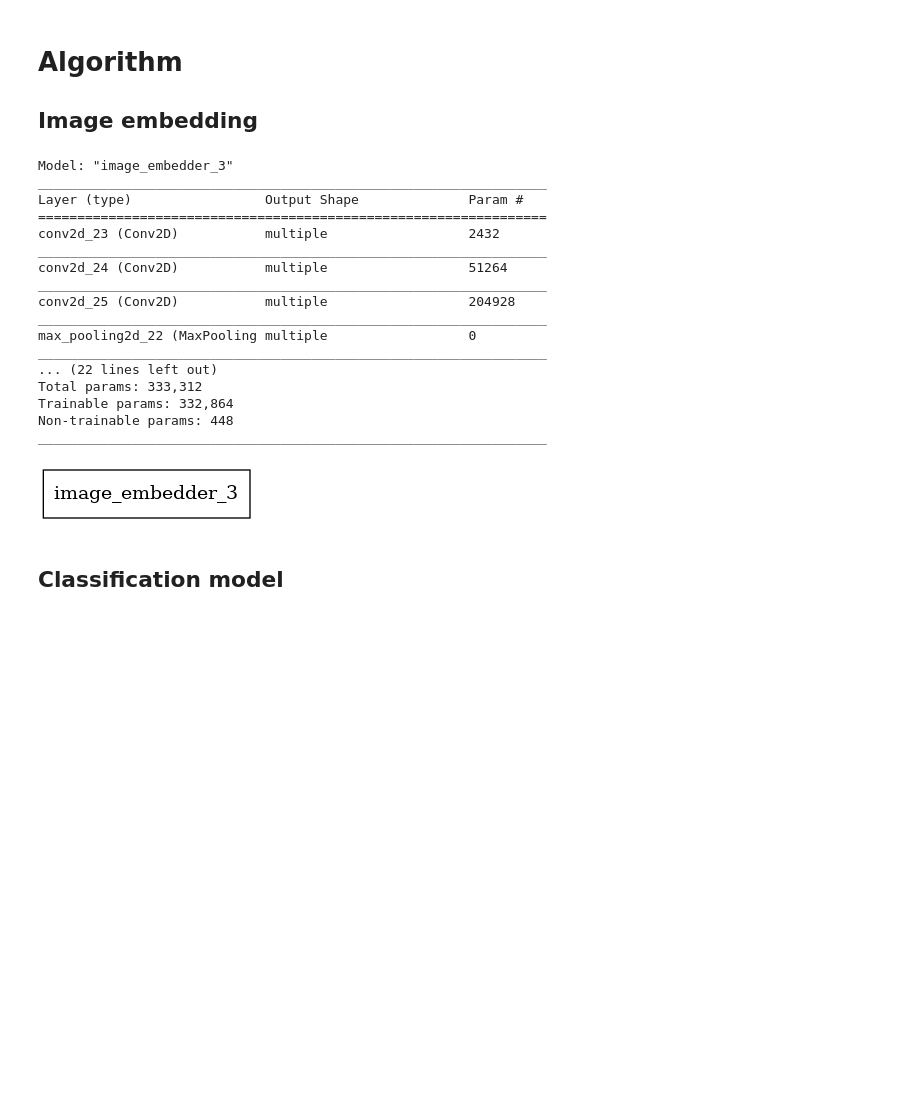
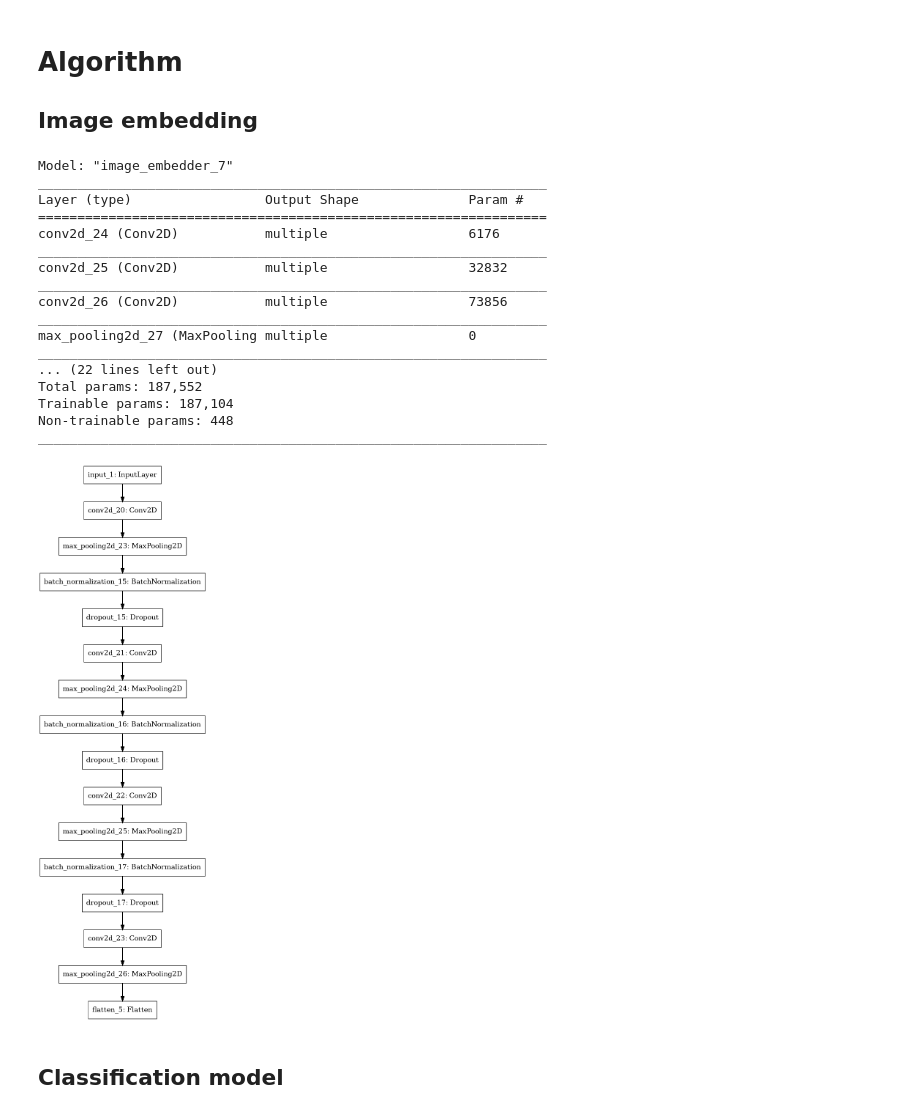
Before and after one commit to e-lubrini/pseudo-labelling, a Jupyter notebook: PseudoLabelingDemo.ipynb, the cells around one changed output. Cells and saved outputs as stored; diff of their text form; code cells hidden in the pictures; blank space fills up the shorter version.

```diff
--- a/PseudoLabelingDemo.ipynb
+++ b/PseudoLabelingDemo.ipynb
@@ -462,7 +465,7 @@ class ImageEmbedder(keras.Model):
 
         # Define convolutional layers
         fc_iter = make_iterable(filter_counts)
-        fs_iter = make_iterable(filter_size)
+        fs_iter = make_iterable(filter_sizes)
         conv_layers = []
         for _,fc,fs in zip(pooling_layers,fc_iter,fs_iter):
             if not (hasattr(fc,"__iter__") or
@@ -495,6 +498,10 @@ class ImageEmbedder(keras.Model):
         output_flatten = keras.layers.Flatten()
 
         #Define attributes
+        ## constants
+        self.input_dim = input_dim
+
+        ## Layers
         self.conv_layers = conv_layers
         self.pooling_layers = pooling_layers
         self.dropout_layers = dropout_layers
@@ -503,6 +510,9 @@ class ImageEmbedder(keras.Model):
         self.output_conv = output_conv
         self.output_pooling = output_pooling
         self.output_flatten = output_flatten
+
+        #Build model
+        self.build((None,*input_dim))
 
     def call(self,input_):
         # Rename input for iteration
@@ -526,56 +536,37 @@ class ImageEmbedder(keras.Model):
 
         return x
 
-"""
-filter_count = 128
-filter_size = 5
-conv_per_pooling = 1
-pooling_iterations = 3
-conv_dropout_rate = 0.2
-conv_activation = "relu"
+    def get_initialized_model(self):
+        input_ = keras.Input(self.input_dim)
+        output = self.call(input_)
 
-pics_in = keras.Input(shape=img_train.shape[1:], name="Picture_input")
+        return keras.Model(input_,output)
 
-pic_rep = pics_in
-for pool_i in range(pooling_iterations):
-    for conv_i in range(conv_per_pooling):
-        pic_rep = keras.layers.Conv2D(filter_count,filter_size,padding="same",activation=conv_activation)(pic_rep)
-    pic_rep = keras.layers.MaxPool2D()(pic_rep)
-    pic_rep = keras.layers.BatchNormalization()(pic_rep)
-    pic_rep = keras.layers.Dropout(rate=conv_dropout_rate)(pic_rep)
-
-### Last layer (fully convolutional)
-pic_rep = keras.layers.Conv2D(hidden_units,3,padding="same",activation=conv_activation)(pic_rep)
-pic_rep = keras.layers.MaxPool2D(pic_rep.shape[1:3])(pic_rep) # Pool everything left
-pic_rep = keras.layers.Flatten()(pic_rep)
-
-image_embedder = keras.Model(inputs=pics_in,outputs=pic_rep)
-""";
 image_embedder = ImageEmbedder(img_train.shape[1:],64)
 # %%
 image_embedder.summary()
 # %% [output]
-Model: "image_embedder_3"
+Model: "image_embedder_7"
 _________________________________________________________________
 Layer (type)                 Output Shape              Param #
 =================================================================
-conv2d_23 (Conv2D)           multiple                  2432
+conv2d_24 (Conv2D)           multiple                  6176
 _________________________________________________________________
-conv2d_24 (Conv2D)           multiple                  51264
+conv2d_25 (Conv2D)           multiple                  32832
 _________________________________________________________________
-conv2d_25 (Conv2D)           multiple                  204928
+conv2d_26 (Conv2D)           multiple                  73856
 _________________________________________________________________
-max_pooling2d_22 (MaxPooling multiple                  0
+max_pooling2d_27 (MaxPooling multiple                  0
 _________________________________________________________________
 ... (22 lines left out)
-Total params: 333,312
-Trainable params: 332,864
+Total params: 187,552
+Trainable params: 187,104
 Non-trainable params: 448
 _________________________________________________________________
 # %%
-keras.utils.plot_model(image_embedder)
+keras.utils.plot_model(image_embedder.get_initialized_model())
 # %% [output]
-[figure, old version]
+[figure, new version]
 # %% [markdown]
 ## Classification model
 # %%
```
Also changed, not shown: parts of 14 cells of this notebook, 1 other file.
